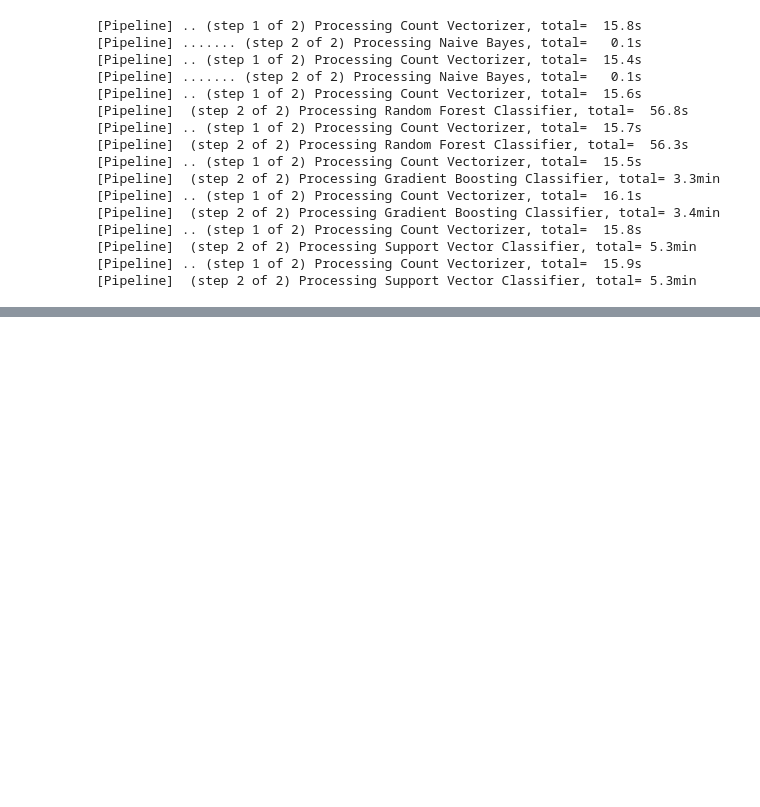
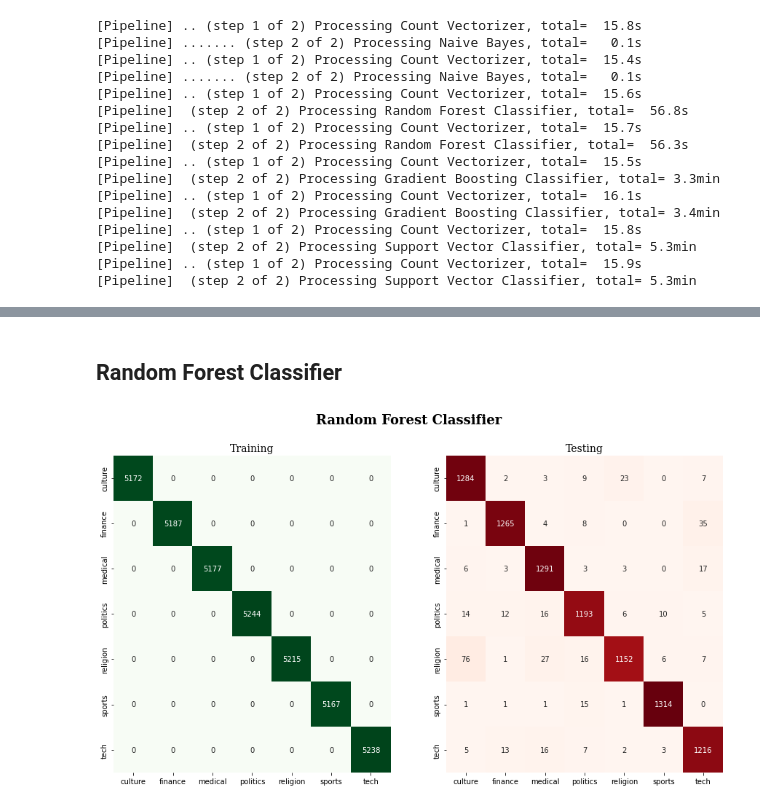
Before and after one commit to iansharff/arabic_news, a Jupyter notebook: 01_modeling.ipynb, the cells around one changed output, grey strips where cells are left out. Cells and saved outputs as stored; diff of their text form; code cells hidden in the pictures; blank space fills up the shorter version.

```diff
--- a/01_modeling.ipynb
+++ b/01_modeling.ipynb
@@ -183,0 +153,7 @@ print(pipelines_fitted[0].steps[1][1].classes_)
+# %% [markdown]
+## Random Forest Classifier
+# %%
+vis.plot_confusion_matrices(pipe_rfc, X_train, X_test, y_train, y_test)
+plt.show()
+# %% [output]
+[figure, added]
```
Also changed, not shown: parts of 11 cells of this notebook.
